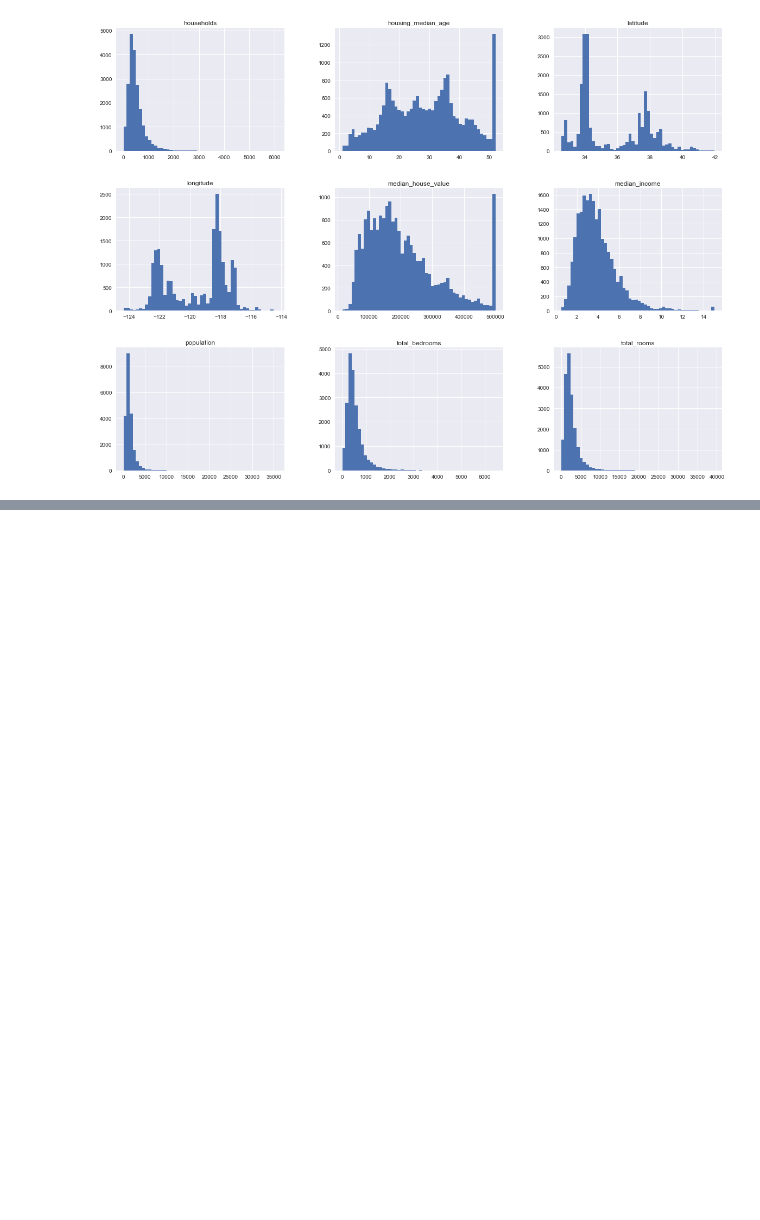
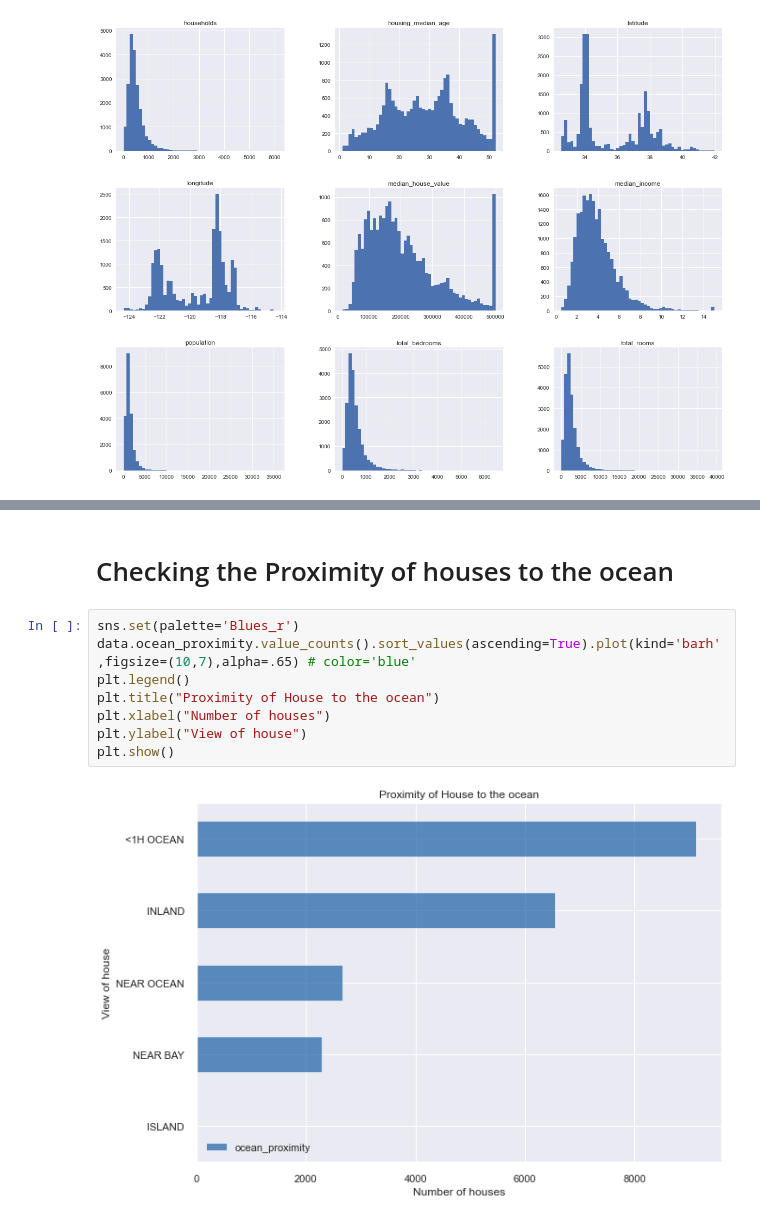
Before and after one commit to code-JOA/Housing-Project-Regression, a Jupyter notebook: notebook.ipynb, the cells around one changed output, grey strips where cells are left out. Drawn from its saved outputs; the diff is of its cells as text; blank space fills up the shorter version.

```diff
--- a/notebook.ipynb
+++ b/notebook.ipynb
@@ -124,0 +143,12 @@ plt.show()
+# %% [markdown]
+# Checking the Proximity of houses to the ocean
+# %%
+sns.set(palette='Blues_r')
+data.ocean_proximity.value_counts().sort_values(ascending=True).plot(kind='barh',figsize=(10,7),alpha=.65) # color='blue'
+plt.legend()
+plt.title("Proximity of House to the ocean")
+plt.xlabel("Number of houses")
+plt.ylabel("View of house")
+plt.show()
+# %% [output]
+[figure, added]
```
Also changed, not shown: parts of 9 cells of this notebook.
